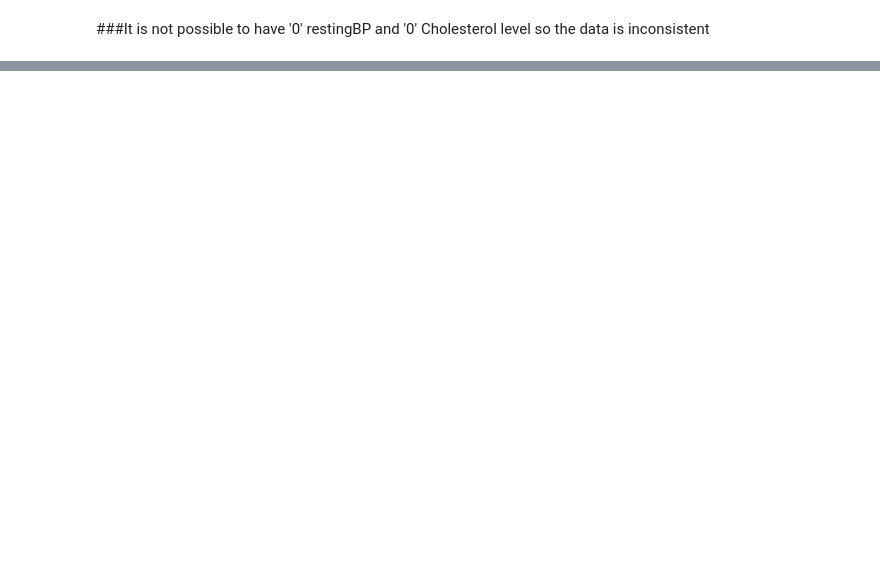
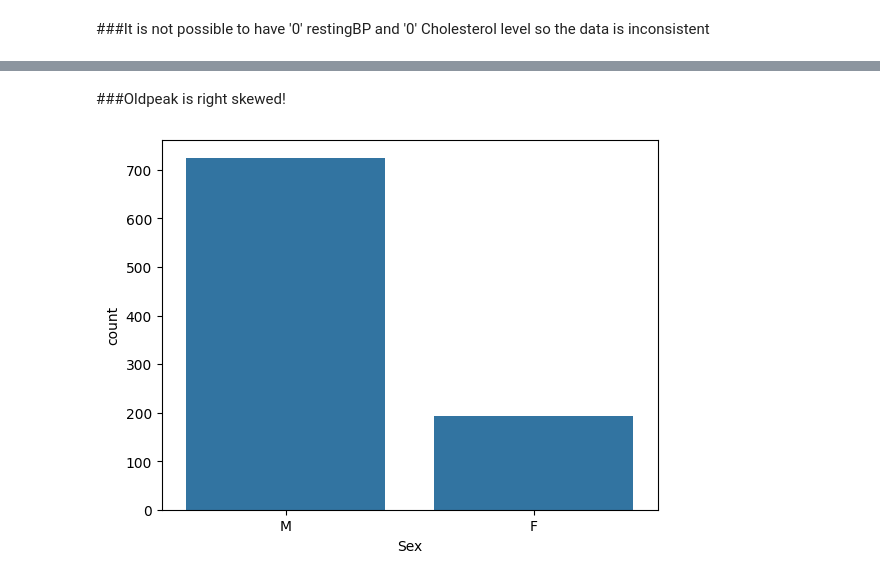
Before and after one commit to anujott-codes/heart-disease-prediction, a Jupyter notebook: heart_disease.ipynb, the cells around one changed output, grey strips where cells are left out. Cells and saved outputs as stored; diff of their text form; code cells hidden in the pictures; blank space fills up the shorter version.

Commit message:
EDA and Data Preprocessing

```diff
--- a/heart_disease.ipynb
+++ b/heart_disease.ipynb
@@ -139,0 +197,8 @@ df['RestingBP'] = df['RestingBP'].round(2)
+# %% [markdown]
+###Oldpeak is right skewed!
+# %%
+#checking imbalance in sex
+sns.countplot(data=df,x = 'Sex')
+plt.show()
+# %% [output]
+[figure, added]
```
Also changed, not shown: parts of 26 cells of this notebook.
